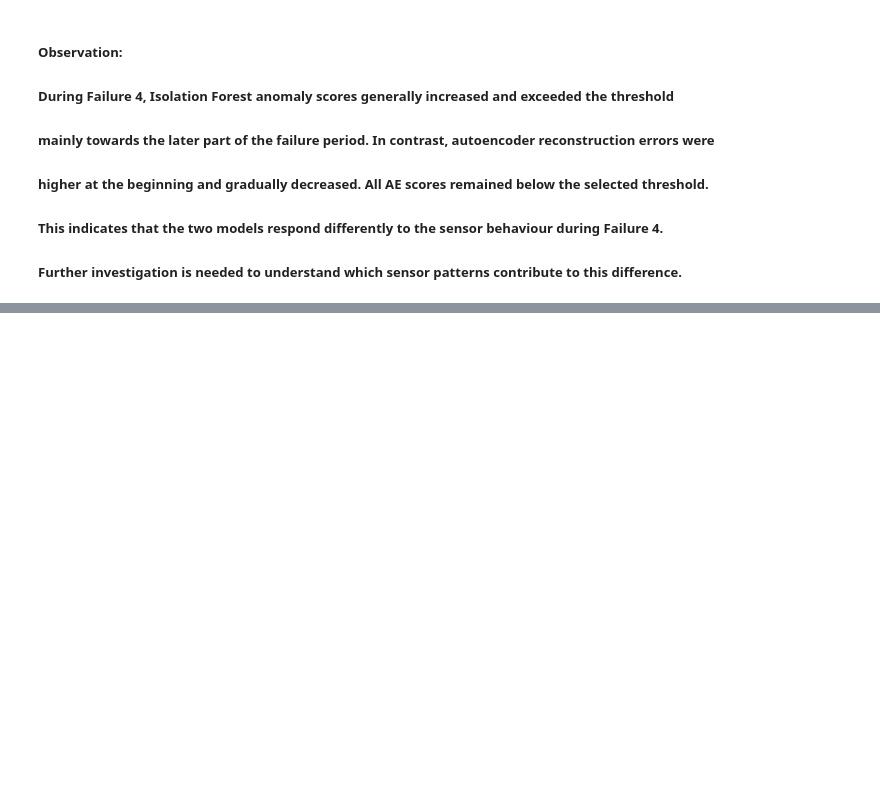
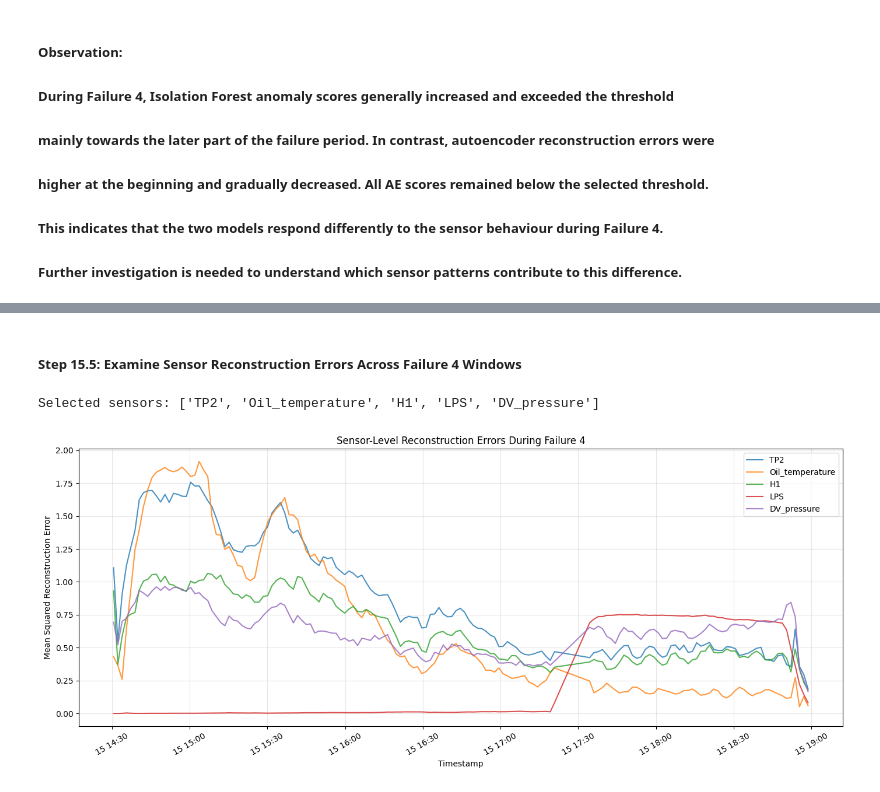
Before and after one commit to shashikawka/268452H-CS5998-Capstone-Project, a Jupyter notebook: 04_autoencoder_anomaly_detection.ipynb, the cells around one changed output, grey strips where cells are left out. Drawn from its saved outputs; the diff is of its cells as text; code cells hidden in the pictures; blank space fills up the shorter version.

```diff
--- a/04_autoencoder_anomaly_detection.ipynb
+++ b/04_autoencoder_anomaly_detection.ipynb
@@ -2249,0 +2650,59 @@ plt.show()
+# %% [markdown]
+##### Step 15.5: Examine Sensor Reconstruction Errors Across Failure 4 Windows
+# %%
+# Step 15.5 - Examine sensor errors across Failure 4 windows
+
+# Build a DataFrame with per-window sensor reconstruction errors
+failure4_sensor_df = pd.DataFrame(
+    sensor_errors,
+    columns=feature_cols
+)
+
+# Restore the corresponding window timestamps
+failure4_sensor_df['timestamp'] = pd.to_datetime(
+    failure4_data.loc[
+        eval_window_end_indices[failure4_mask],
+        'timestamp'
+    ].to_numpy()
+)
+
+failure4_sensor_df = failure4_sensor_df.sort_values(
+    'timestamp'
+).reset_index(drop=True)
+
+# Select sensors with the largest mean error increases
+top_sensors = sensor_comparison_df.head(5)['Sensor'].tolist()
+
+print("Selected sensors:", top_sensors)
+
+# Plot reconstruction errors over time
+import matplotlib.pyplot as plt
+
+plt.figure(figsize=(14, 6))
+
+for sensor in top_sensors:
+    plt.plot(
+        failure4_sensor_df['timestamp'],
+        failure4_sensor_df[sensor],
+        label=sensor,
+        alpha=0.8
+    )
+
+plt.title('Sensor-Level Reconstruction Errors During Failure 4')
+plt.xlabel('Timestamp')
+plt.ylabel('Mean Squared Reconstruction Error')
+plt.legend()
+plt.grid(alpha=0.3)
+plt.xticks(rotation=30)
+plt.tight_layout()
+
+plt.savefig(
+    autoencoder_dir / 'failure4_sensor_reconstruction_errors.png',
+    dpi=300,
+    bbox_inches='tight'
+)
+
+plt.show()
+# %% [output]
+Selected sensors: ['TP2', 'Oil_temperature', 'H1', 'LPS', 'DV_pressure']
+[figure, added]
```
Also changed, not shown: parts of 37 cells of this notebook.
